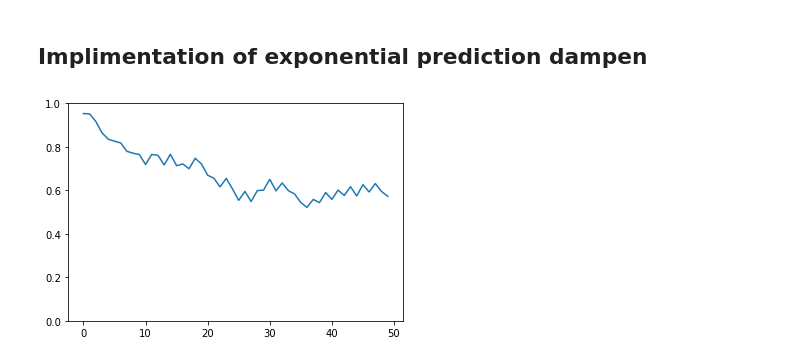
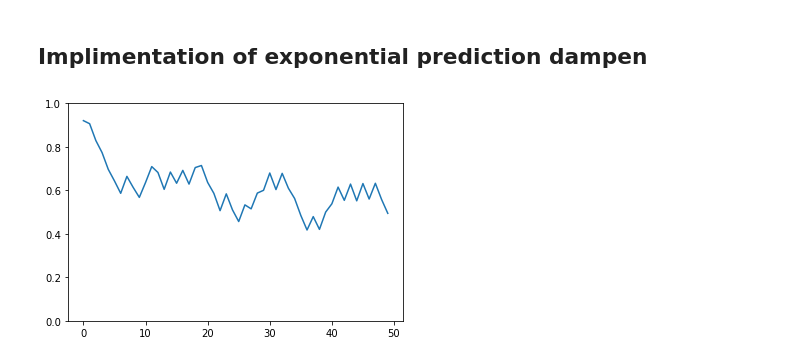
Before and after one commit to ZackAkil/robo-videographer-app, a Jupyter notebook: misc/Dampend prediction volitility.ipynb, the cells around one changed output. Cells and saved outputs as stored; diff of their text form; code cells hidden in the pictures.

```diff
--- a/misc/Dampend prediction volitility.ipynb
+++ b/misc/Dampend prediction volitility.ipynb
@@ -81,18 +81,18 @@ plt.show()
 # %%
 smoothed = []
 prev = 1
-dampener_factor = 0.10
+dampener_factor = 0.15
 
 for val in data:
     residual =  (val - prev)
     weight = 2**(-abs(residual/dampener_factor))
     addition = weight * residual
     next_val = prev + addition
     smoothed.append(next_val)
     prev = next_val
 
 plt.plot(smoothed)
 plt.ylim(0,1)
 plt.show()
 # %% [output]
-[figure, old version]
+[figure, new version]
```
Also changed, not shown: 5 other files.
